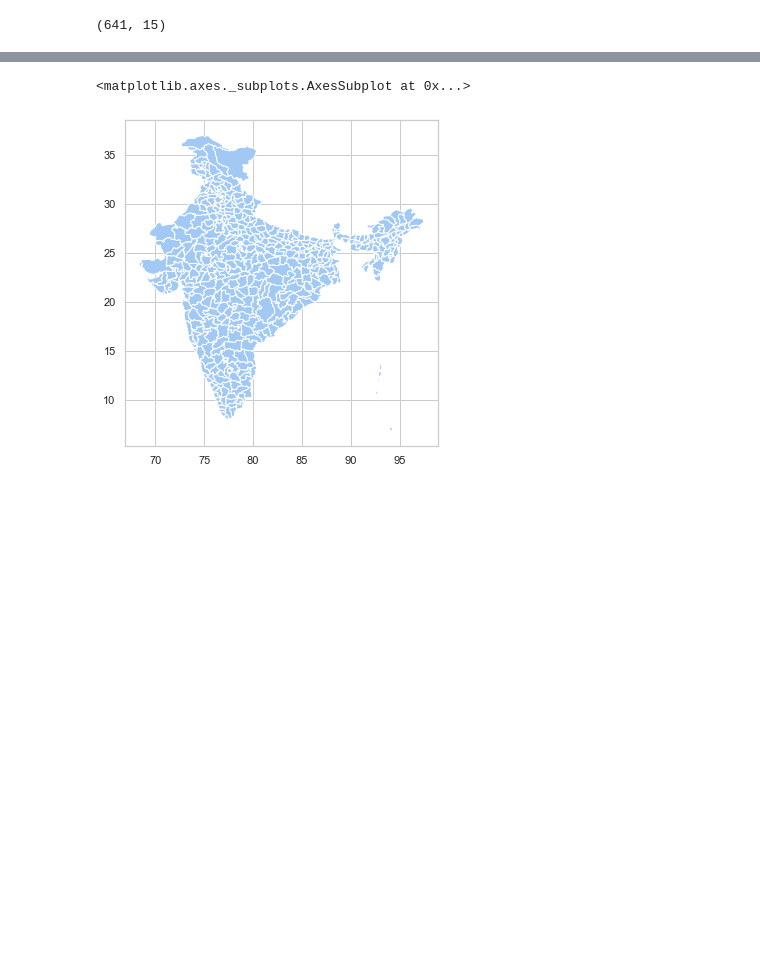
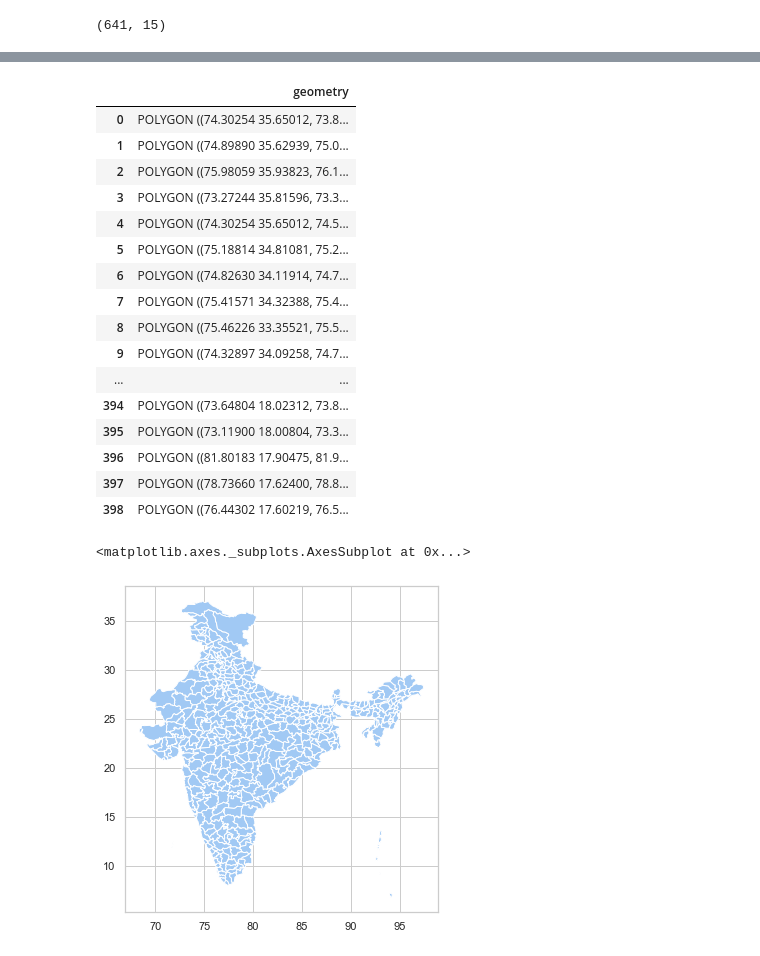
Before and after one commit to sbenstewart/smart-india-hackathon, a Jupyter notebook: code.ipynb, the cells around one changed output, grey strips where cells are left out. Cells and saved outputs as stored; diff of their text form; code cells hidden in the pictures; blank space fills up the shorter version.

```diff
--- a/code.ipynb
+++ b/code.ipynb
@@ -64,3 +64,23 @@ map_df.head()
+# %%
+map_df
+# %% [output]
+|  | geometry |
+| 0 | POLYGON ((74.30254 35.65012, 73.8... |
+| 1 | POLYGON ((74.89890 35.62939, 75.0... |
+| 2 | POLYGON ((75.98059 35.93823, 76.1... |
+| 3 | POLYGON ((73.27244 35.81596, 73.3... |
+| 4 | POLYGON ((74.30254 35.65012, 74.5... |
+| 5 | POLYGON ((75.18814 34.81081, 75.2... |
+| 6 | POLYGON ((74.82630 34.11914, 74.7... |
+| 7 | POLYGON ((75.41571 34.32388, 75.4... |
+| 8 | POLYGON ((75.46226 33.35521, 75.5... |
+| 9 | POLYGON ((74.32897 34.09258, 74.7... |
+| ... | ... |
+| 394 | POLYGON ((73.64804 18.02312, 73.8... |
+| 395 | POLYGON ((73.11900 18.00804, 73.3... |
+| 396 | POLYGON ((81.80183 17.90475, 81.9... |
+| 397 | POLYGON ((78.73660 17.62400, 78.8... |
+| 398 | POLYGON ((76.44302 17.60219, 76.5... |
 # %%
 map_df.plot()
 # %% [output]
```
Also changed, not shown: parts of 6 cells of this notebook.
